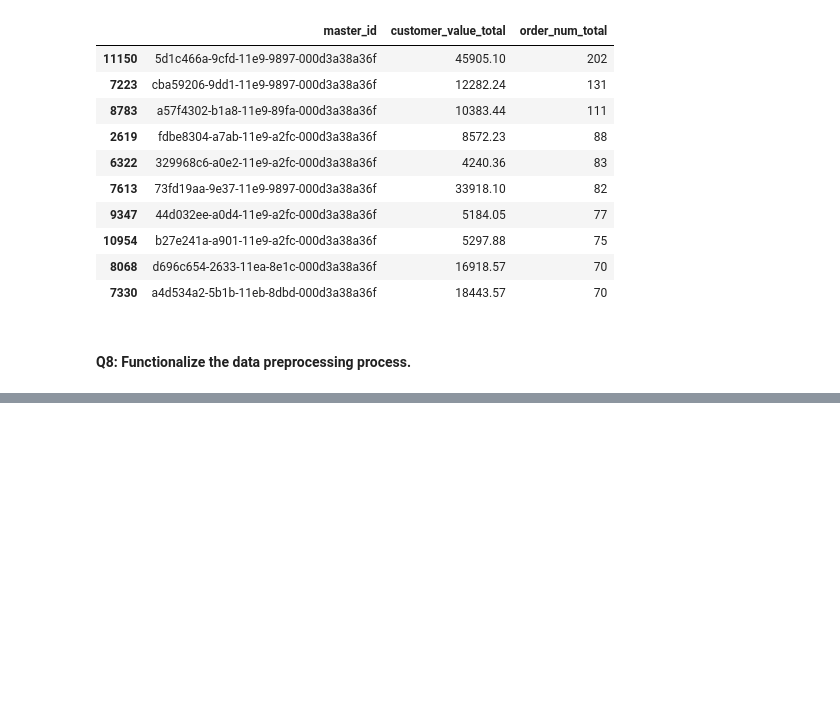
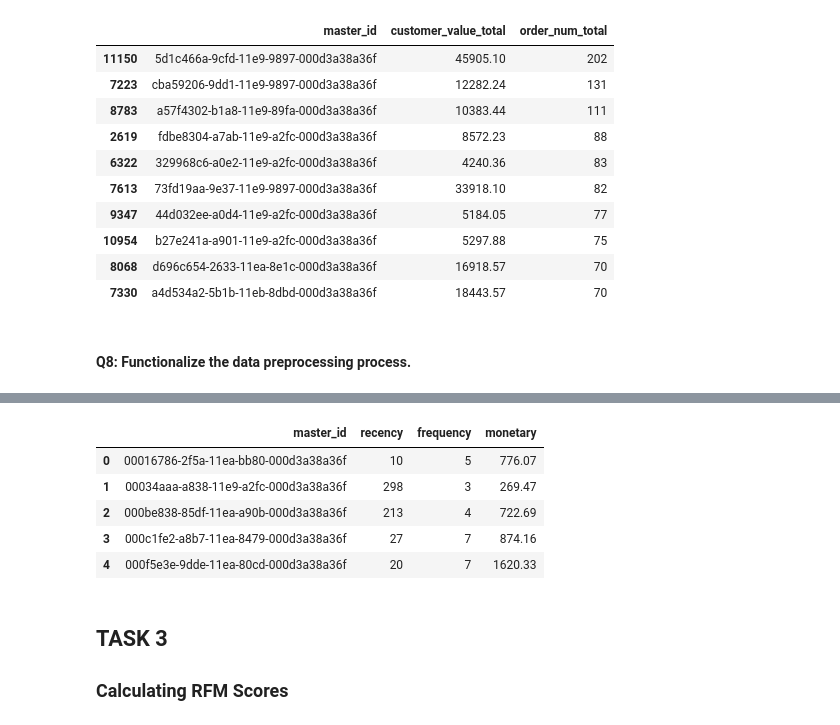
Before and after one commit to bekowashere/rfm-flo, a Jupyter notebook: rfm.ipynb, the cells around one changed output, grey strips where cells are left out. Drawn from its saved outputs; the diff is of its cells as text; code cells hidden in the pictures; blank space fills up the shorter version.

Commit message:
task 3 calculating rfm scores

```diff
--- a/rfm.ipynb
+++ b/rfm.ipynb
@@ -266,0 +265,13 @@ rfm.columns = ["master_id", "recency", ""]
+# %%
+rfm.columns = ["master_id", "recency", "frequency", "monetary"]
+rfm.head()
+# %% [output]
+|  | master_id | recency | frequency | monetary |
+| 0 | 00016786-2f5a-11ea-bb80-000d3a38a36f | 10 | 5 | 776.07 |
+| 1 | 00034aaa-a838-11e9-a2fc-000d3a38a36f | 298 | 3 | 269.47 |
+| 2 | 000be838-85df-11ea-a90b-000d3a38a36f | 213 | 4 | 722.69 |
+| 3 | 000c1fe2-a8b7-11ea-8479-000d3a38a36f | 27 | 7 | 874.16 |
+| 4 | 000f5e3e-9dde-11ea-80cd-000d3a38a36f | 20 | 7 | 1620.33 |
+# %% [markdown]
+## TASK 3
+### Calculating RFM Scores
```
Also changed, not shown: parts of 12 cells of this notebook.
